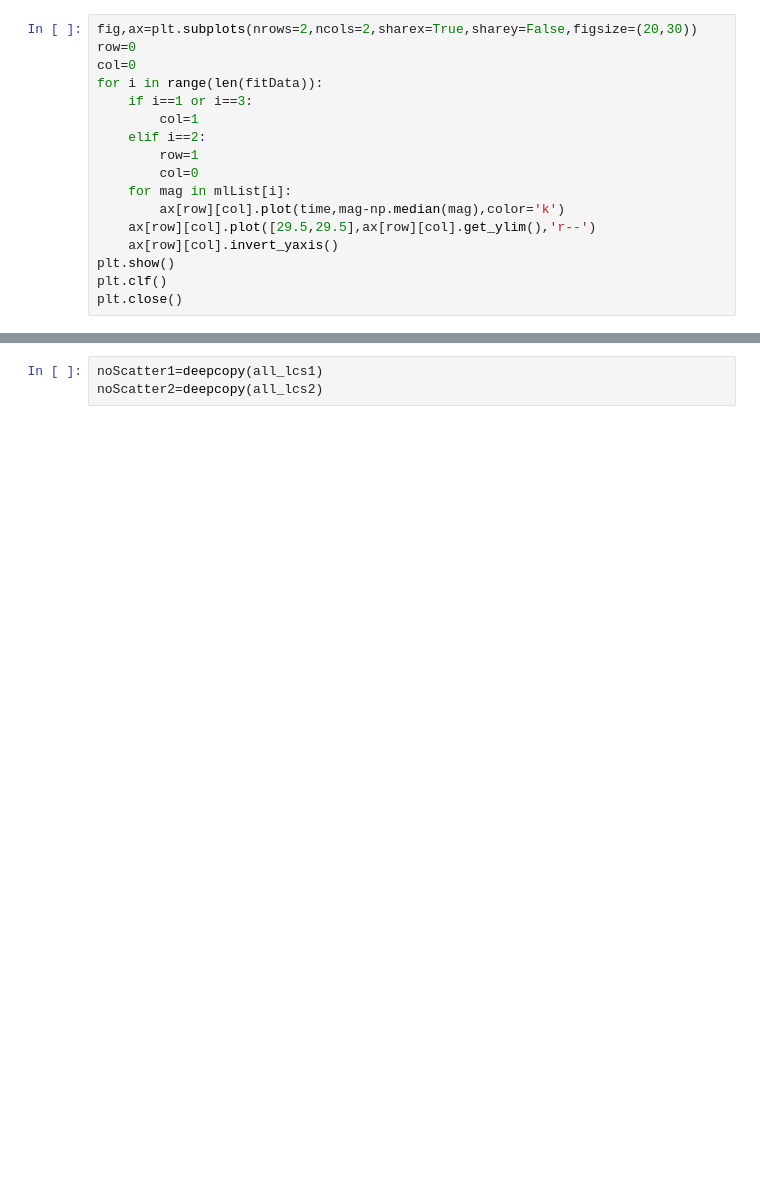
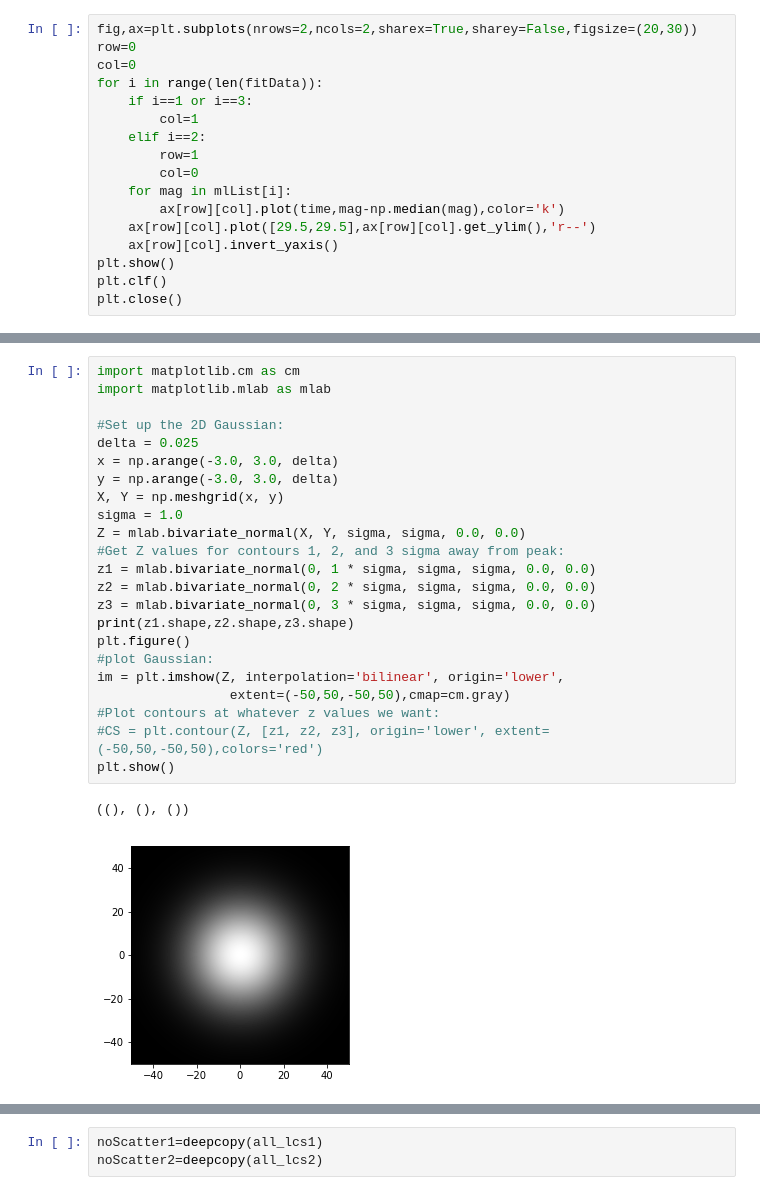
Before and after one commit to jpierel14/sntd, a Jupyter notebook: ml_test.ipynb, the cells around one changed output, grey strips where cells are left out. Cells and saved outputs as stored; diff of their text form; blank space fills up the shorter version.

```diff
--- a/ml_test.ipynb
+++ b/ml_test.ipynb
@@ -79,0 +265,26 @@ plt.close()
+# %%
+import matplotlib.cm as cm
+import matplotlib.mlab as mlab
+
+#Set up the 2D Gaussian:
+delta = 0.025
+x = np.arange(-3.0, 3.0, delta)
+y = np.arange(-3.0, 3.0, delta)
+X, Y = np.meshgrid(x, y)
+sigma = 1.0
+Z = mlab.bivariate_normal(X, Y, sigma, sigma, 0.0, 0.0)
+#Get Z values for contours 1, 2, and 3 sigma away from peak:
+z1 = mlab.bivariate_normal(0, 1 * sigma, sigma, sigma, 0.0, 0.0)
+z2 = mlab.bivariate_normal(0, 2 * sigma, sigma, sigma, 0.0, 0.0)
+z3 = mlab.bivariate_normal(0, 3 * sigma, sigma, sigma, 0.0, 0.0)
+print(z1.shape,z2.shape,z3.shape)
+plt.figure()
+#plot Gaussian:
+im = plt.imshow(Z, interpolation='bilinear', origin='lower',
+                 extent=(-50,50,-50,50),cmap=cm.gray)
+#Plot contours at whatever z values we want:
+#CS = plt.contour(Z, [z1, z2, z3], origin='lower', extent=(-50,50,-50,50),colors='red')
+plt.show()
+# %% [output]
+((), (), ())
+[figure, added]
```
Also changed, not shown: parts of 17 cells of this notebook, 5 other files.
